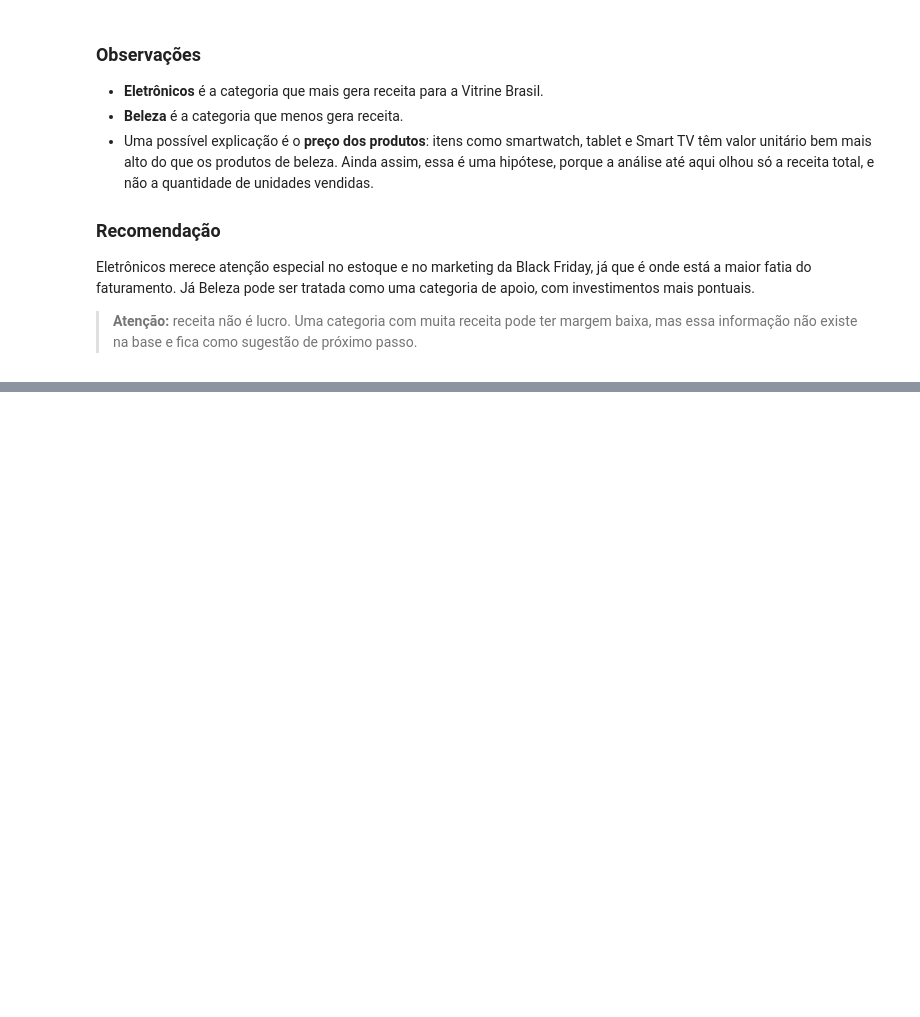
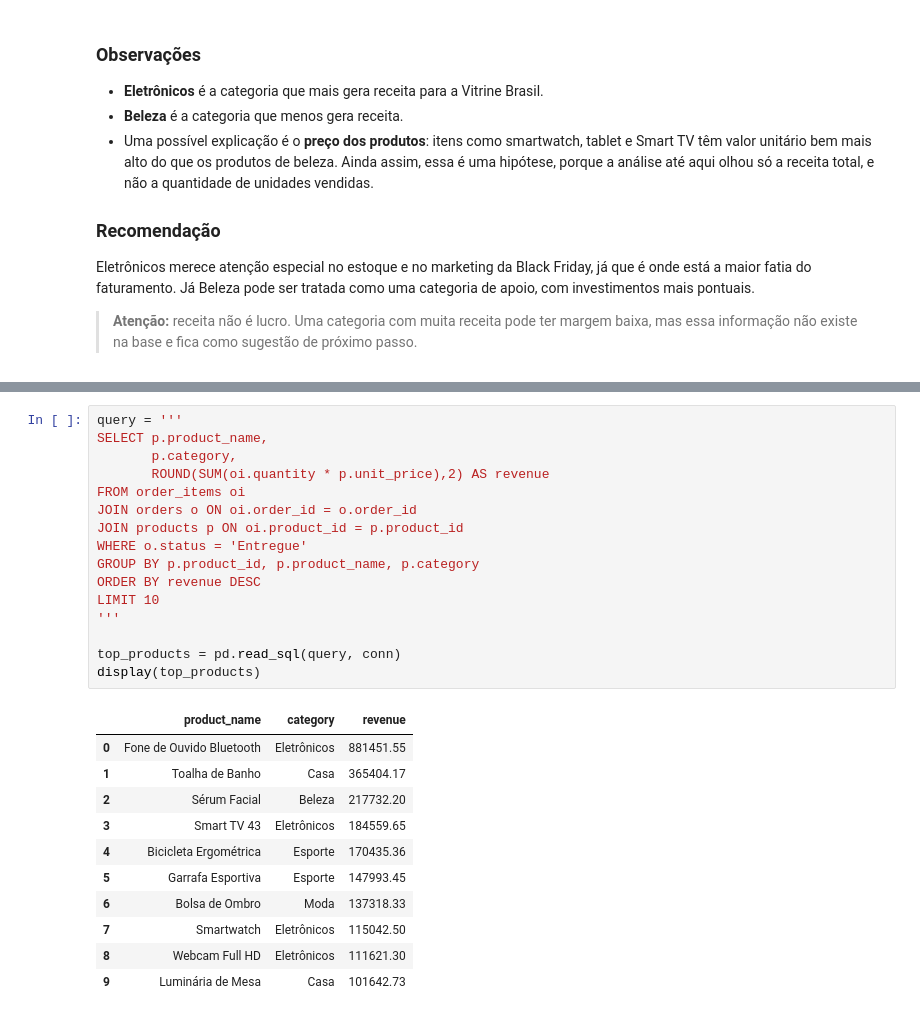
Before and after one commit to ricardo-paganini/ecommerce-sales-analysis, a Jupyter notebook: ecommerce-sales-analysis.ipynb, the cells around one changed output, grey strips where cells are left out. Saved outputs shown, nothing was run; the diff lists cells and outputs as text; blank space fills up the shorter version.

```diff
--- a/ecommerce-sales-analysis.ipynb
+++ b/ecommerce-sales-analysis.ipynb
@@ -462,0 +467,28 @@ Eletrônicos merece atenção especial no estoque e no marketing da Black Friday
+# %%
+query = '''
+SELECT p.product_name,
+       p.category,
+       ROUND(SUM(oi.quantity * p.unit_price),2) AS revenue
+FROM order_items oi
+JOIN orders o ON oi.order_id = o.order_id
+JOIN products p ON oi.product_id = p.product_id
+WHERE o.status = 'Entregue'
+GROUP BY p.product_id, p.product_name, p.category
+ORDER BY revenue DESC
+LIMIT 10
+'''
+
+top_products = pd.read_sql(query, conn)
+display(top_products)
+# %% [output]
+|  | product_name | category | revenue |
+| 0 | Fone de Ouvido Bluetooth | Eletrônicos | 881451.55 |
+| 1 | Toalha de Banho | Casa | 365404.17 |
+| 2 | Sérum Facial | Beleza | 217732.20 |
+| 3 | Smart TV 43 | Eletrônicos | 184559.65 |
+| 4 | Bicicleta Ergométrica | Esporte | 170435.36 |
+| 5 | Garrafa Esportiva | Esporte | 147993.45 |
+| 6 | Bolsa de Ombro | Moda | 137318.33 |
+| 7 | Smartwatch | Eletrônicos | 115042.50 |
+| 8 | Webcam Full HD | Eletrônicos | 111621.30 |
+| 9 | Luminária de Mesa | Casa | 101642.73 |
```
Also changed, not shown: parts of 2 cells of this notebook.
